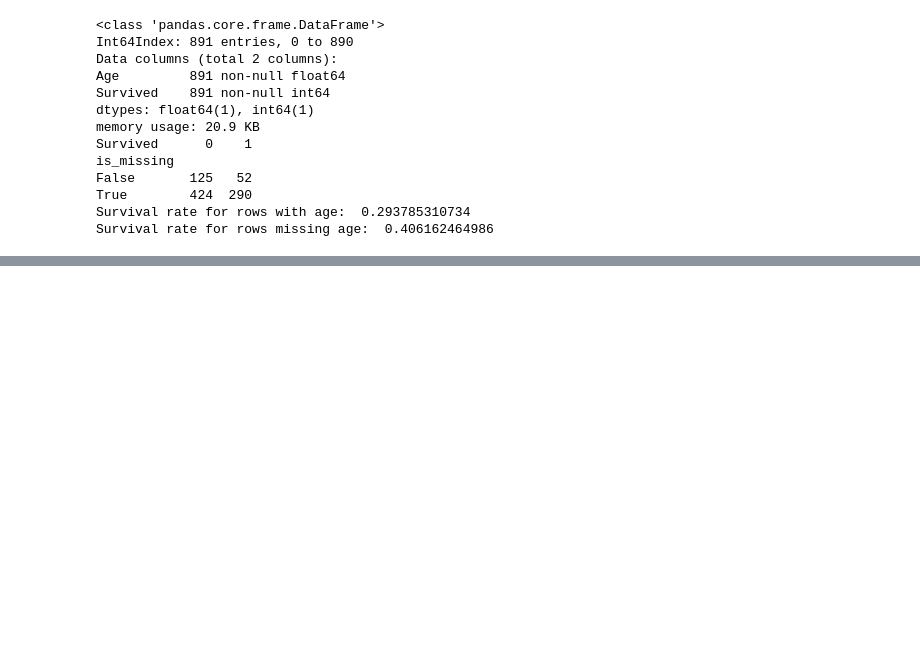
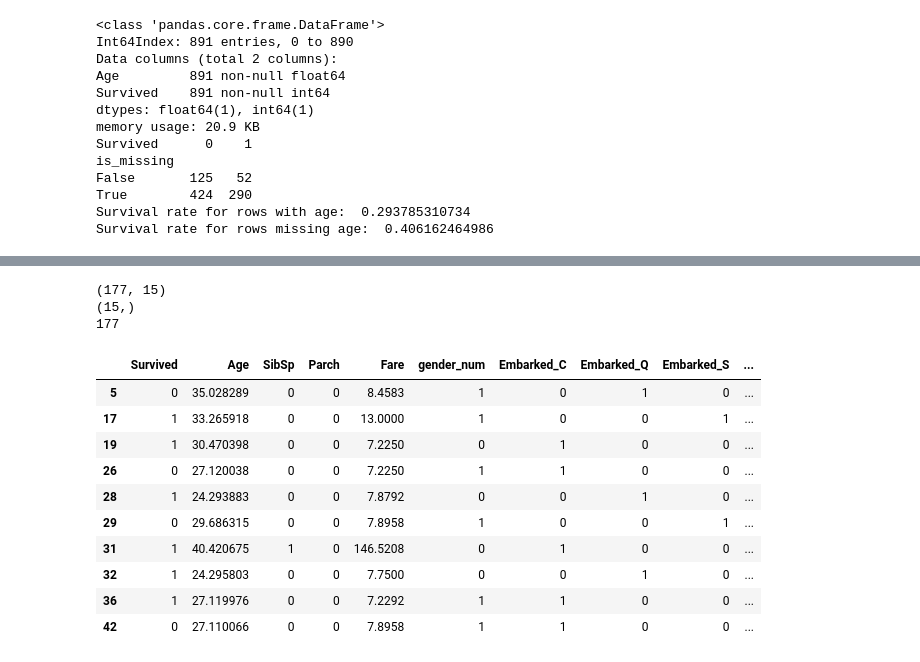
Before and after one commit to mkcomer237/DAT_SF_16, a Jupyter notebook: homework/midterm/midterm_assignment.ipynb, the cells around one changed output, grey strips where cells are left out. Drawn from its saved outputs; the diff is of its cells as text; code cells hidden in the pictures; blank space fills up the shorter version.

```diff
--- a/homework/midterm/midterm_assignment.ipynb
+++ b/homework/midterm/midterm_assignment.ipynb
@@ -162,0 +191,46 @@ missing.head()
+# %%
+#use the coefficients to predict age on the missing value dataset
+
+missing_X = sm.add_constant(missing.drop(['Age', 'Survived'], axis=1).values, prepend=True)
+
+print missing_X.shape
+print bhat.shape
+
+#get the dot product of these two matricies to get a vector of predicted ages
+
+pred = np.dot(missing_X, bhat)
+print len(pred)
+
+#now put the missing predicted age values back into hte missing dataframe
+pred_series = pd.Series(pred, index=missing.index, name='age_imputed')
+missing_p = pd.concat([missing, pred_series], axis=1)
+
+
+#replace the missing age with the predicted ages
+missing_p['Age'] = missing_p['age_imputed']
+missing_p.drop('age_imputed', axis=1, inplace=True)
+
+#join non missing and missing back together
+
+df_imp = pd.concat([nonmissing, missing_p])
+
+
+#pred_series.head()
+
+df_imp.to_csv('df_imp.csv')
+missing_p.head(10)
+# %% [output]
+(177, 15)
+(15,)
+177
+|  | Survived | Age | SibSp | Parch | Fare | gender_num | Embarked_C | Embarked_Q | Embarked_S | ... |
+| 5 | 0 | 35.028289 | 0 | 0 | 8.4583 | 1 | 0 | 1 | 0 | ... |
+| 17 | 1 | 33.265918 | 0 | 0 | 13.0000 | 1 | 0 | 0 | 1 | ... |
+| 19 | 1 | 30.470398 | 0 | 0 | 7.2250 | 0 | 1 | 0 | 0 | ... |
+| 26 | 0 | 27.120038 | 0 | 0 | 7.2250 | 1 | 1 | 0 | 0 | ... |
+| 28 | 1 | 24.293883 | 0 | 0 | 7.8792 | 0 | 0 | 1 | 0 | ... |
+| 29 | 0 | 29.686315 | 0 | 0 | 7.8958 | 1 | 0 | 0 | 1 | ... |
+| 31 | 1 | 40.420675 | 1 | 0 | 146.5208 | 0 | 1 | 0 | 0 | ... |
+| 32 | 1 | 24.295803 | 0 | 0 | 7.7500 | 0 | 0 | 1 | 0 | ... |
+| 36 | 1 | 27.119976 | 0 | 0 | 7.2292 | 1 | 1 | 0 | 0 | ... |
+| 42 | 0 | 27.110066 | 0 | 0 | 7.8958 | 1 | 1 | 0 | 0 | ... |
```
Also changed, not shown: parts of 4 cells of this notebook.
